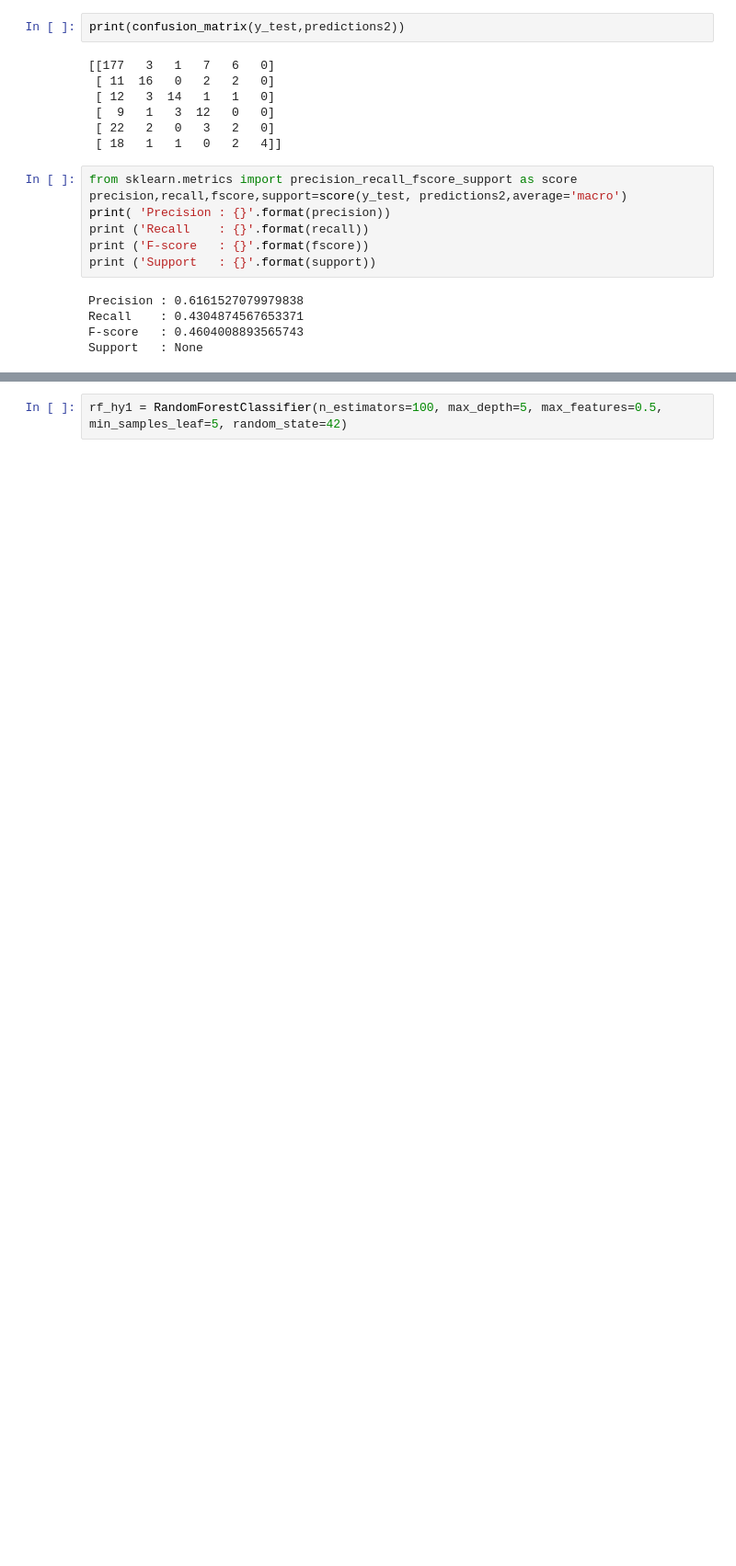
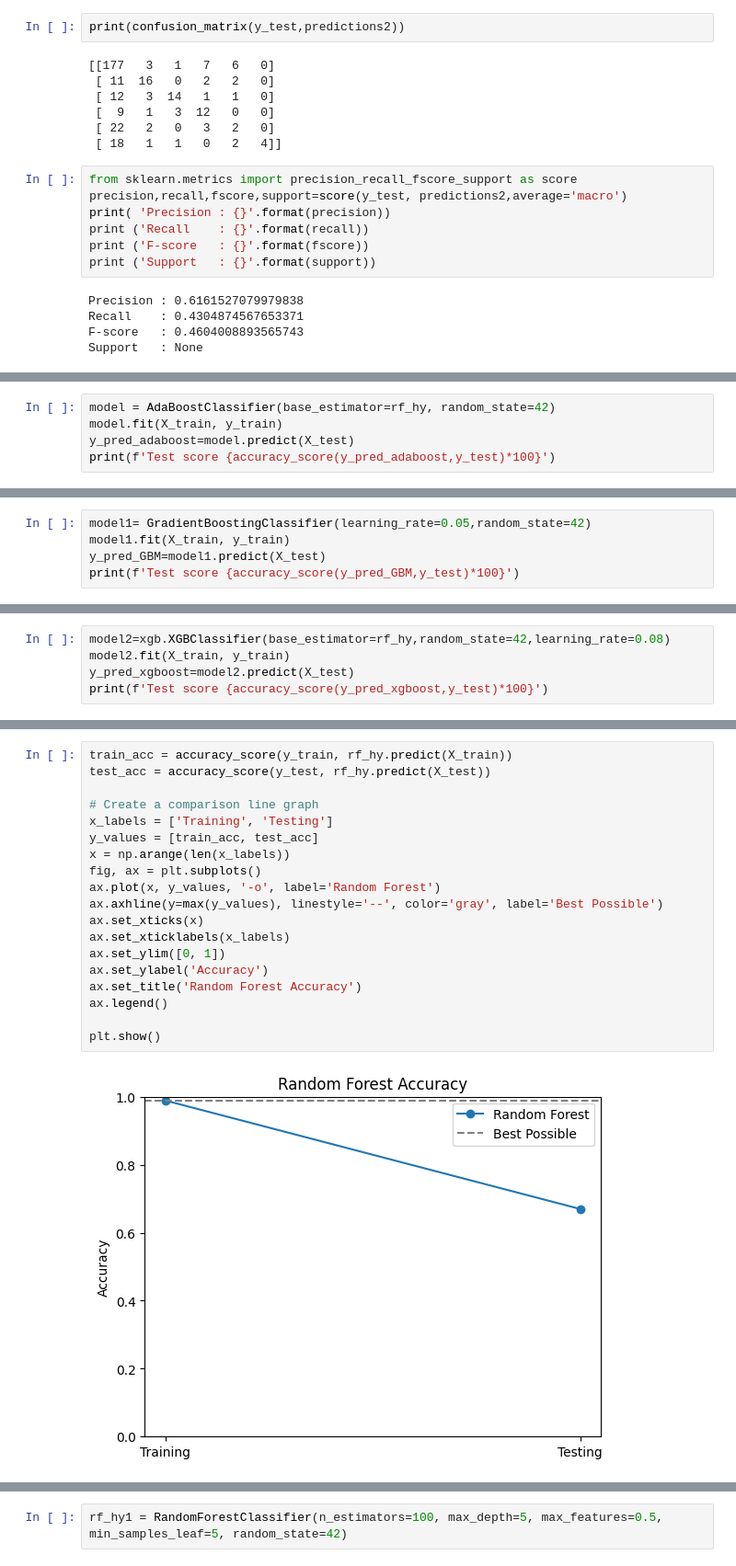
Before and after one commit to AshvinVignesh/Sentiment-Analysis, a Jupyter notebook: model/SA_SINHALA_3_CONTD(2).ipynb, the cells around one changed output, grey strips where cells are left out. Shown at 92% size. Drawn from its saved outputs; the diff is of its cells as text; blank space fills up the shorter version.

```diff
--- a/model/SA_SINHALA_3_CONTD(2).ipynb
+++ b/model/SA_SINHALA_3_CONTD(2).ipynb
@@ -292,0 +293,5 @@ import matplotlib.pyplot as plt
+# %%
+model = AdaBoostClassifier(base_estimator=rf_hy, random_state=42)
+model.fit(X_train, y_train)
+y_pred_adaboost=model.predict(X_test)
+print(f'Test score {accuracy_score(y_pred_adaboost,y_test)*100}')
@@ -292,0 +302,5 @@ import matplotlib.pyplot as plt
+# %%
+model1= GradientBoostingClassifier(learning_rate=0.05,random_state=42)
+model1.fit(X_train, y_train)
+y_pred_GBM=model1.predict(X_test)
+print(f'Test score {accuracy_score(y_pred_GBM,y_test)*100}')
@@ -292,0 +311,5 @@ import matplotlib.pyplot as plt
+# %%
+model2=xgb.XGBClassifier(base_estimator=rf_hy,random_state=42,learning_rate=0.08)
+model2.fit(X_train, y_train)
+y_pred_xgboost=model2.predict(X_test)
+print(f'Test score {accuracy_score(y_pred_xgboost,y_test)*100}')
@@ -292,0 +321,21 @@ import matplotlib.pyplot as plt
+# %%
+train_acc = accuracy_score(y_train, rf_hy.predict(X_train))
+test_acc = accuracy_score(y_test, rf_hy.predict(X_test))
+
+# Create a comparison line graph
+x_labels = ['Training', 'Testing']
+y_values = [train_acc, test_acc]
+x = np.arange(len(x_labels))
+fig, ax = plt.subplots()
+ax.plot(x, y_values, '-o', label='Random Forest')
+ax.axhline(y=max(y_values), linestyle='--', color='gray', label='Best Possible')
+ax.set_xticks(x)
+ax.set_xticklabels(x_labels)
+ax.set_ylim([0, 1])
+ax.set_ylabel('Accuracy')
+ax.set_title('Random Forest Accuracy')
+ax.legend()
+
+plt.show()
+# %% [output]
+[figure, added]
```
Also changed, not shown: parts of 14 cells of this notebook.
